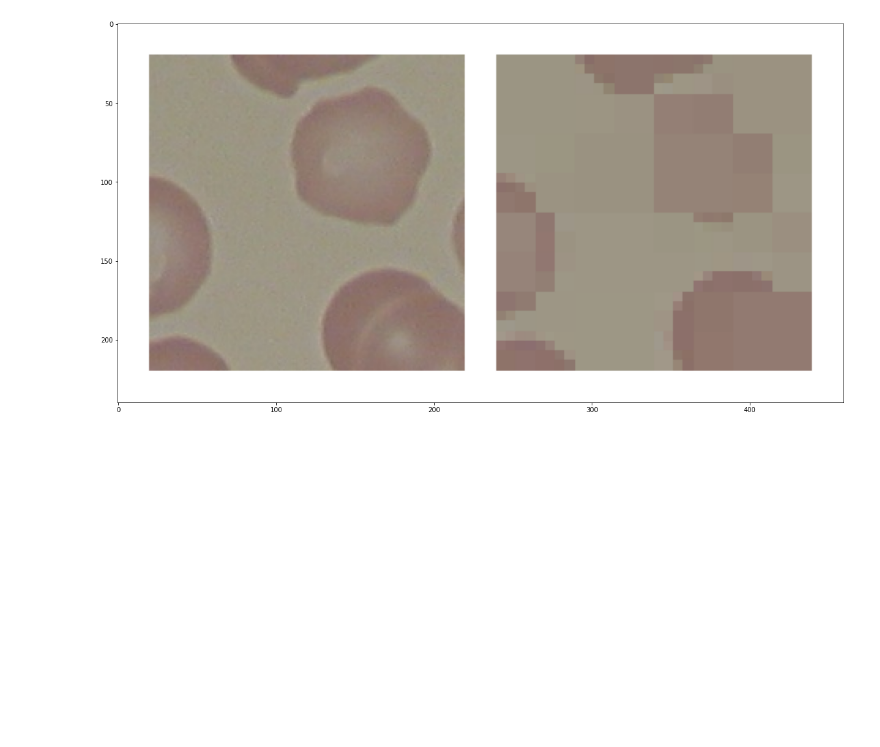
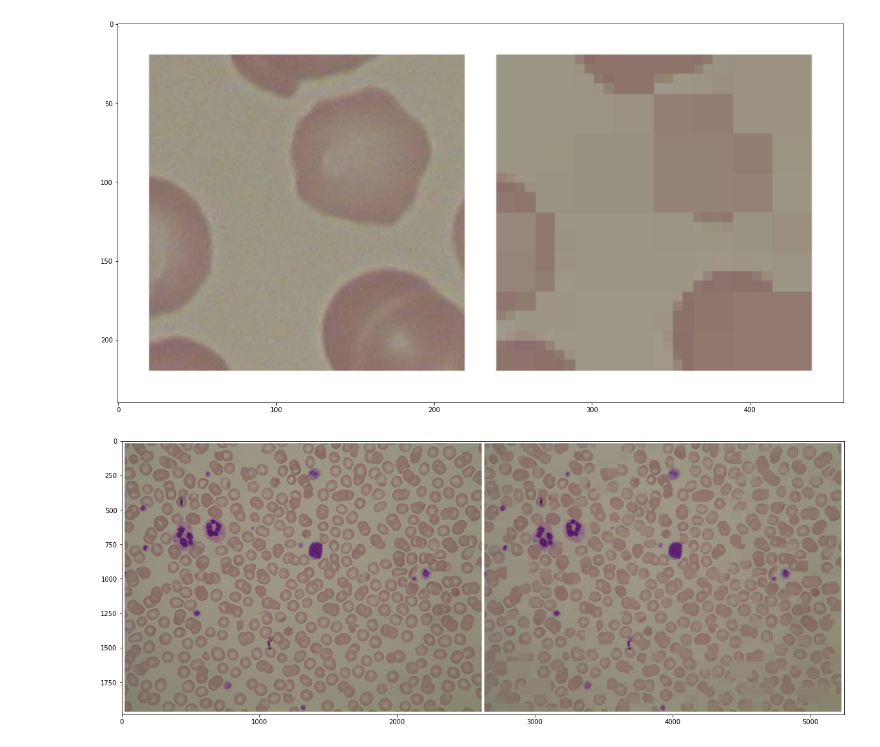
Before and after one commit to zaxo7/QuadTree, a Jupyter notebook: test2.ipynb, the cells around one changed output. Drawn from its saved outputs; the diff is of its cells as text; code cells hidden in the pictures; blank space fills up the shorter version.

```diff
--- a/test2.ipynb
+++ b/test2.ipynb
@@ -211,3 +211,7 @@ def displayQuadTree(img_name, threshold=7, minCell=3, img_boarder=20, line_board
 displayQuadTree("corped.jpg", threshold=0.037, img_boarder=20, line_color=(0,0,0), line_boarder = 0)
 # %% [output]
 [figure]
+# %%
+displayQuadTree("Im108_0.jpg", threshold=3.5, img_boarder=20, line_color=(0,0,0), line_boarder = 0)
+# %% [output]
+[figure, added]
```
Also changed, not shown: parts of 1 cell of this notebook, 3 other files.
